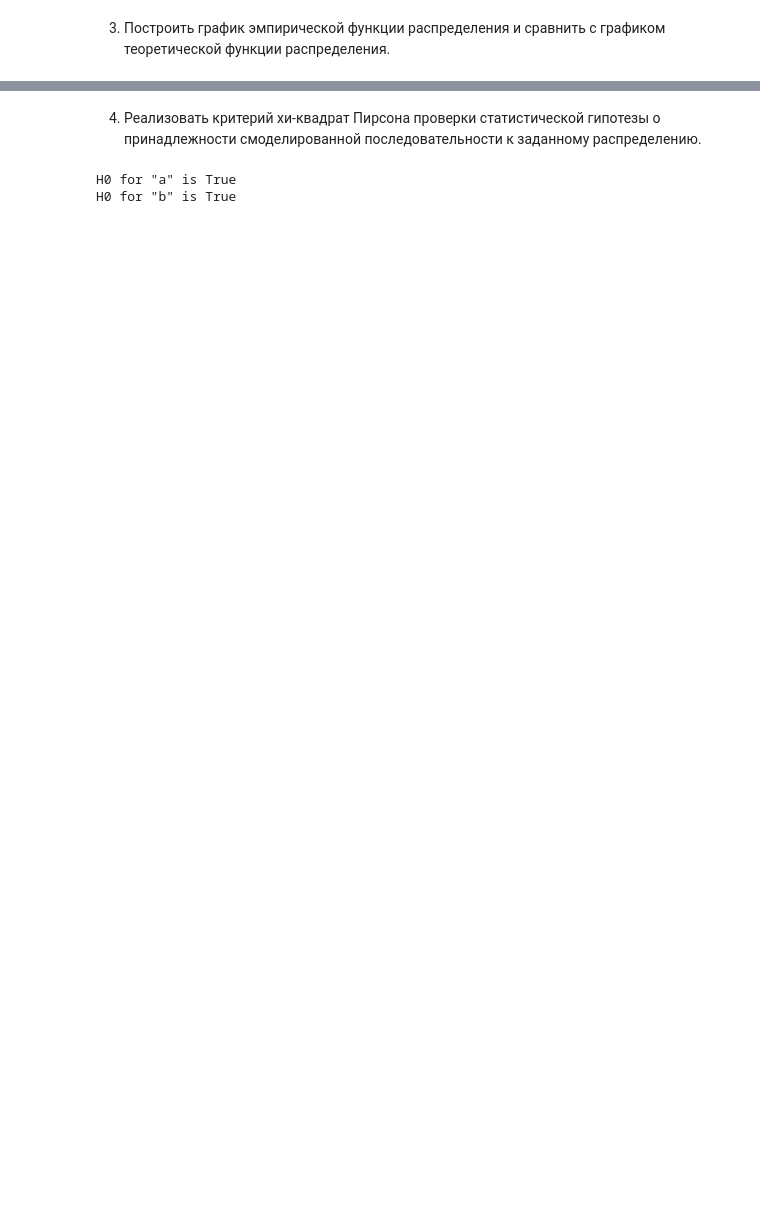
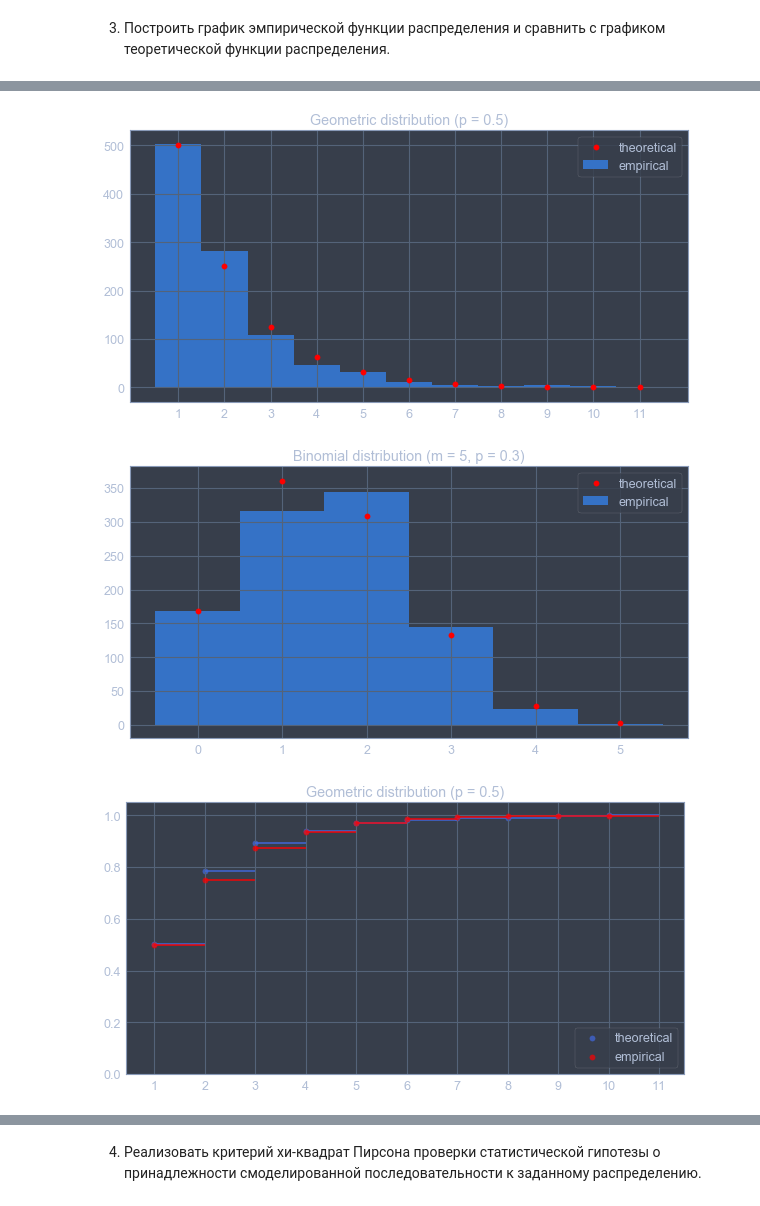
Before and after one commit to vladrrv/BSU-Simulation-and-Statistical-Modeling, a Jupyter notebook: Lab2/Lab2.ipynb, the cells around one changed output, grey strips where cells are left out. Drawn from its saved outputs; the diff is of its cells as text; code cells hidden in the pictures; blank space fills up the shorter version.

```diff
--- a/Lab2/Lab2.ipynb
+++ b/Lab2/Lab2.ipynb
@@ -20,3 +16,13 @@ q = 0.2
+# %%
+#var 4
+p = 0.3
+m = 4
+q = 0.2
+
+#another var just to compare
+p2 = 0.5
+m2 = 5
+q2 = 0.3
 # %% [markdown]
 ## Основное задание
 1) Осуществить моделирование n = 1000 реализаций СВ из заданных дискретных распределений
@@ -137,0 +152,13 @@ plot_hist_cmf(b, binom.cdf, m, q, title='Binomial distribution')
+# %%
+a2 = get_rvs(geom, 1000, p2)
+b2 = get_rvs(binom, 1000, m2, q2)
+
+obs_a2, exp_a2 = plot_hist_pmf(a2, geom, p2, title=title_geom2)
+obs_b2, exp_b2 = plot_hist_pmf(b2, binom, m2, q2, title=title_binom2[1:])
+
+plot_hist_cmf(a2, geom, p2, title=title_geom2)
+plot_hist_cmf(b2, binom, m2, q2, title=title_binom2[1:])
+# %% [output]
+[figure, added]
+[figure, added]
+[figure, added]
@@ -138,12 +166,3 @@ plot_hist_cmf(b, binom.cdf, m, q, title='Binomial distribution')
 # %% [markdown]
 4) Реализовать критерий хи-квадрат Пирсона проверки статистической гипотезы о
 принадлежности смоделированной последовательности к заданному распределению.
-# %%
-p_threshold = 0.05
-p_value = chisquare(f_obs=obs_a,f_exp=exp_a)[1]
-print('H0 for "a" is', p_value > p_threshold)
-p_value = chisquare(f_obs=obs_b,f_exp=exp_b)[1]
-print('H0 for "b" is', p_value > p_threshold)
-# %% [output]
-H0 for "a" is True
-H0 for "b" is True
```
Also changed, not shown: parts of 11 cells of this notebook.
